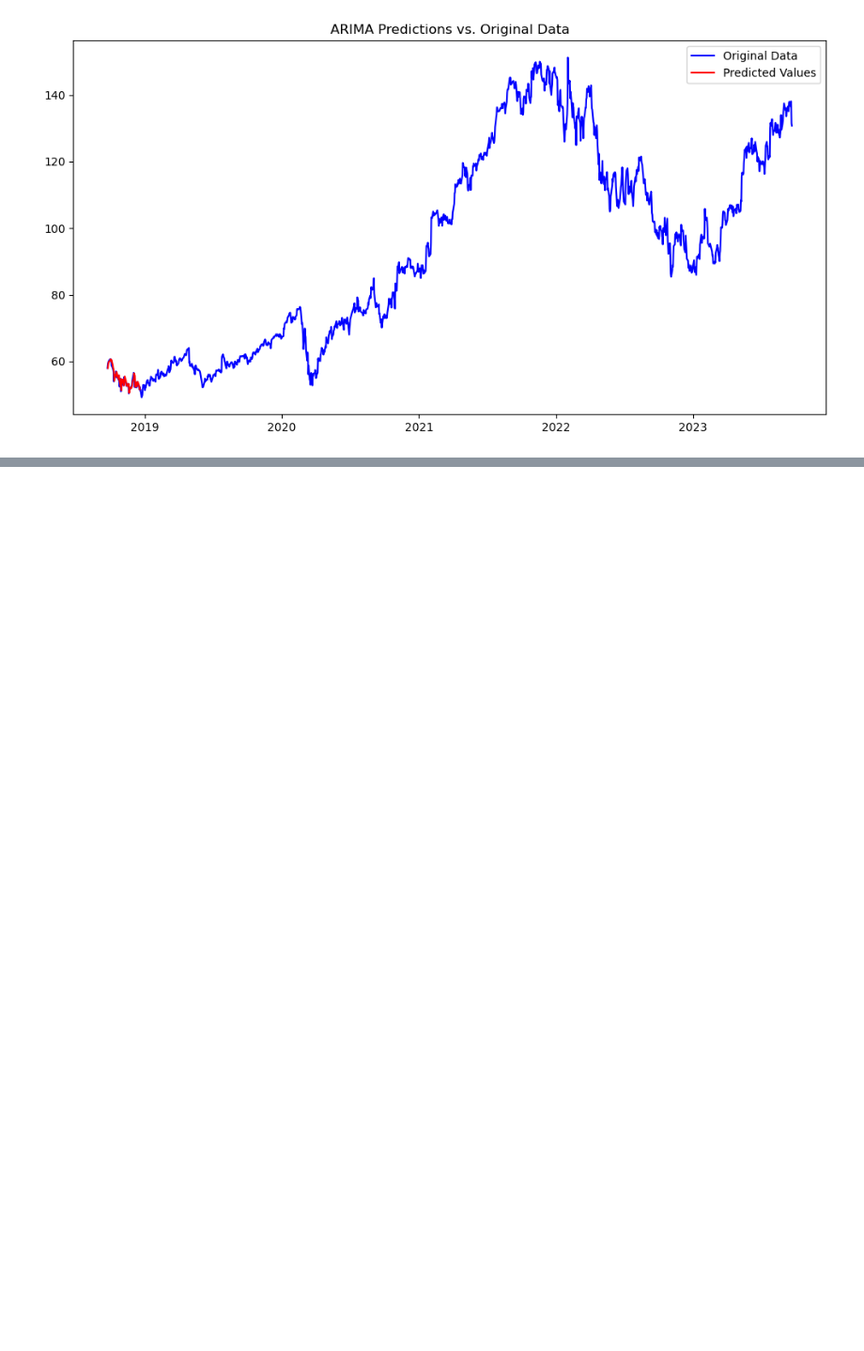
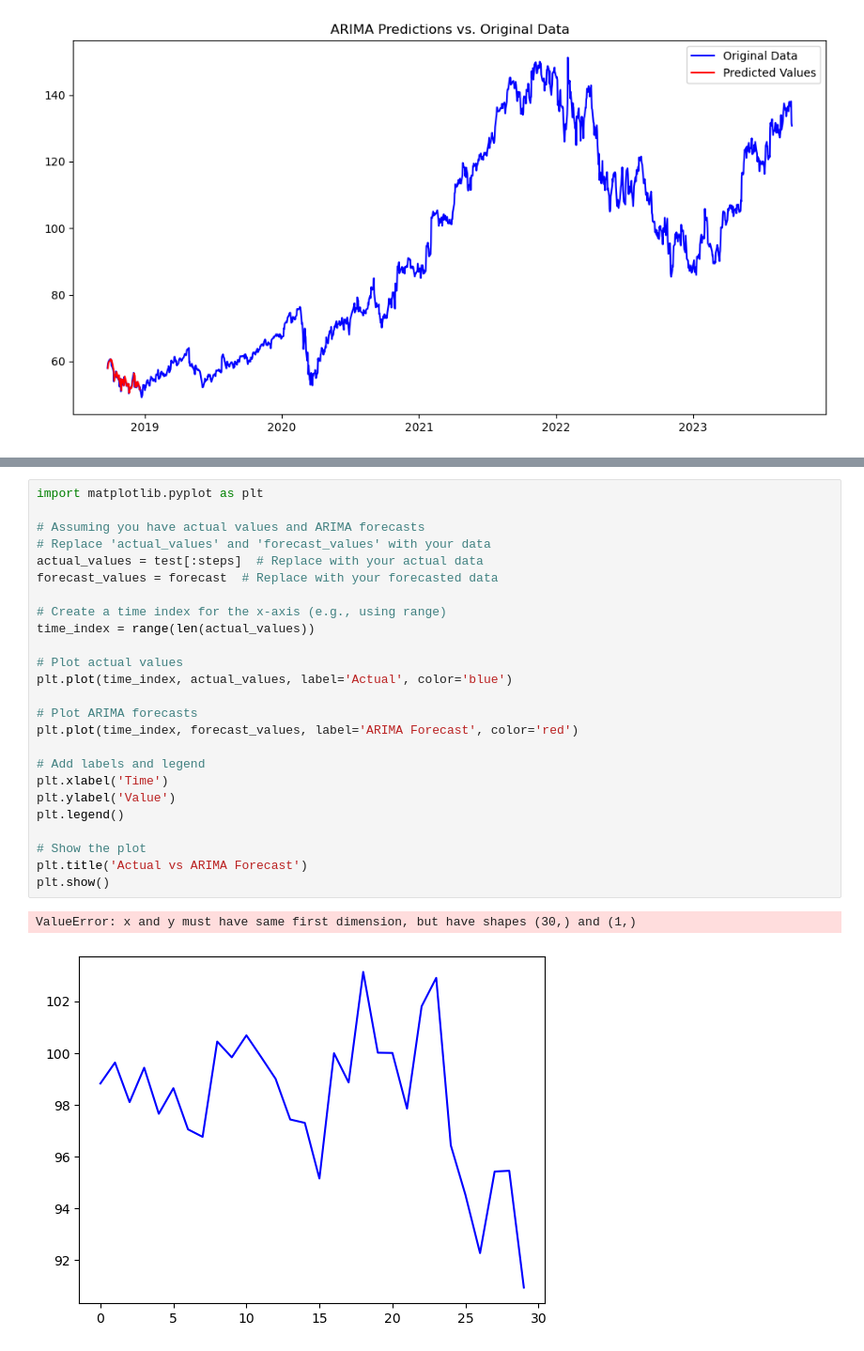
Before and after one commit to ameyagidh/StockPricePredictor, a Jupyter notebook: StockPrediction/Models/ARIMA/ARIMA.ipynb, the cells around one changed output, grey strips where cells are left out. Shown at 94% size. Drawn from its saved outputs; the diff is of its cells as text; blank space fills up the shorter version.

```diff
--- a/StockPrediction/Models/ARIMA/ARIMA.ipynb
+++ b/StockPrediction/Models/ARIMA/ARIMA.ipynb
@@ -205,0 +304,28 @@ plt.show()
+# %%
+import matplotlib.pyplot as plt
+
+# Assuming you have actual values and ARIMA forecasts
+# Replace 'actual_values' and 'forecast_values' with your data
+actual_values = test[:steps]  # Replace with your actual data
+forecast_values = forecast  # Replace with your forecasted data
+
+# Create a time index for the x-axis (e.g., using range)
+time_index = range(len(actual_values))
+
+# Plot actual values
+plt.plot(time_index, actual_values, label='Actual', color='blue')
+
+# Plot ARIMA forecasts
+plt.plot(time_index, forecast_values, label='ARIMA Forecast', color='red')
+
+# Add labels and legend
+plt.xlabel('Time')
+plt.ylabel('Value')
+plt.legend()
+
+# Show the plot
+plt.title('Actual vs ARIMA Forecast')
+plt.show()
+# %% [output]
+ValueError: x and y must have same first dimension, but have shapes (30,) and (1,)
+[figure, added]
```
Also changed, not shown: parts of 9 cells of this notebook.
